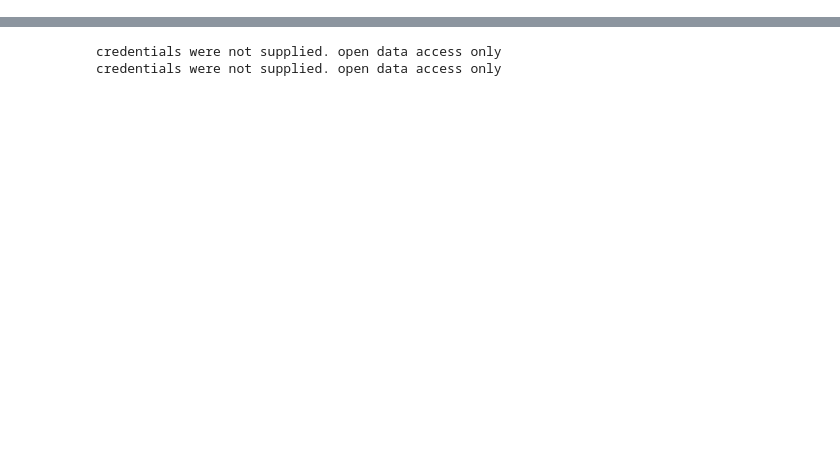
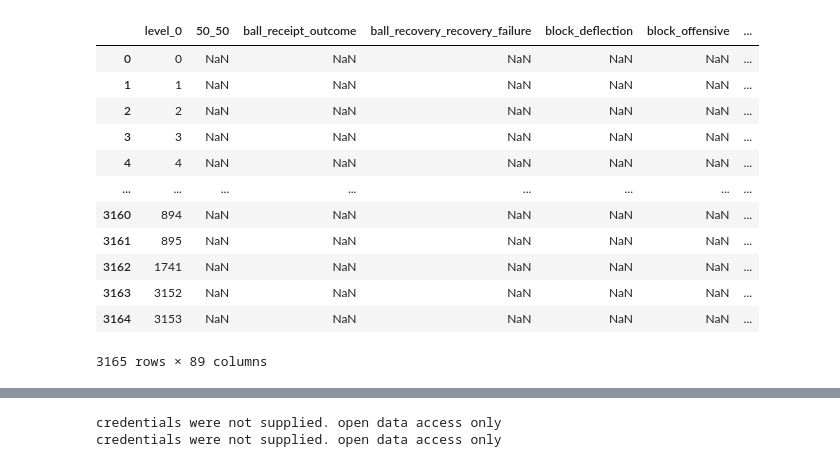
Before and after one commit to ido-tzhori/Soccer-Stats, a Jupyter notebook: Half Time.ipynb, the cells around one changed output, grey strips where cells are left out. Saved outputs shown, nothing was run; the diff lists cells and outputs as text; code cells hidden in the pictures; blank space fills up the shorter version.

```diff
--- a/Half Time.ipynb
+++ b/Half Time.ipynb
@@ -144,0 +29,16 @@ credentials were not supplied. open data access only
+# %%
+events
+# %% [output]
+|  | level_0 | 50_50 | ball_receipt_outcome | ball_recovery_recovery_failure | block_deflection | block_offensive | ... |
+| 0 | 0 | NaN | NaN | NaN | NaN | NaN | ... |
+| 1 | 1 | NaN | NaN | NaN | NaN | NaN | ... |
+| 2 | 2 | NaN | NaN | NaN | NaN | NaN | ... |
+| 3 | 3 | NaN | NaN | NaN | NaN | NaN | ... |
+| 4 | 4 | NaN | NaN | NaN | NaN | NaN | ... |
+| ... | ... | ... | ... | ... | ... | ... | ... |
+| 3160 | 894 | NaN | NaN | NaN | NaN | NaN | ... |
+| 3161 | 895 | NaN | NaN | NaN | NaN | NaN | ... |
+| 3162 | 1741 | NaN | NaN | NaN | NaN | NaN | ... |
+| 3163 | 3152 | NaN | NaN | NaN | NaN | NaN | ... |
+| 3164 | 3153 | NaN | NaN | NaN | NaN | NaN | ... |
+3165 rows × 89 columns
```
Also changed, not shown: parts of 29 cells of this notebook.
